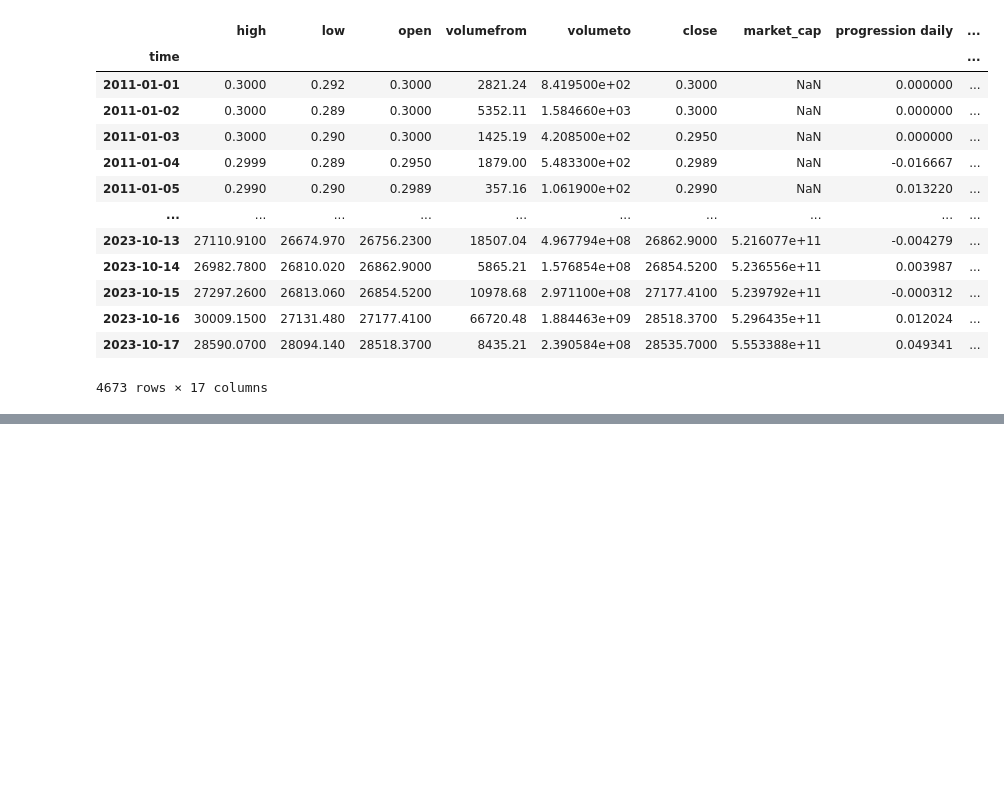
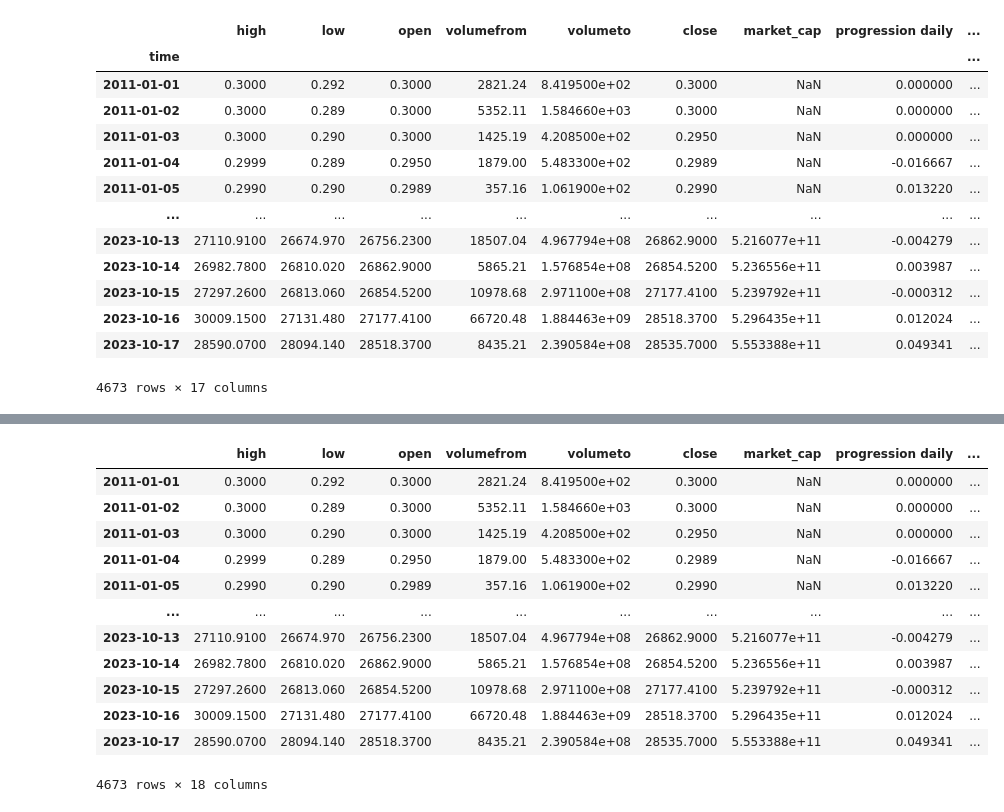
Before and after one commit to ThomasMeb/Alla2, a Jupyter notebook: data_mining.ipynb, the cells around one changed output, grey strips where cells are left out. Cells and saved outputs as stored; diff of their text form; code cells hidden in the pictures; blank space fills up the shorter version.

Commit message:
Ajout de la difficulté de minage aux donnée

```diff
--- a/data_mining.ipynb
+++ b/data_mining.ipynb
@@ -901,0 +905,3 @@ btc_data
+# %%
+dif = pd.read_csv('data/dif.csv', index_col=0)
+dif
@@ -902,3 +1015,27 @@ btc_data
+# %%
+difficulty.set_index('timestamp', inplace=True)
+# %%
+btc_data.index = pd.to_datetime(btc_data.index)
+difficulty.index = pd.to_datetime(difficulty.index)
+# %%
+# Ajouter difficulty au DataFrame final
+btc_data = btc_data.merge(difficulty, left_index=True, right_index=True, how='outer')
+# %%
+btc_data
+# %% [output]
+|  | high | low | open | volumefrom | volumeto | close | market_cap | progression daily | ... |
+| 2011-01-01 | 0.3000 | 0.292 | 0.3000 | 2821.24 | 8.419500e+02 | 0.3000 | NaN | 0.000000 | ... |
+| 2011-01-02 | 0.3000 | 0.289 | 0.3000 | 5352.11 | 1.584660e+03 | 0.3000 | NaN | 0.000000 | ... |
+| 2011-01-03 | 0.3000 | 0.290 | 0.3000 | 1425.19 | 4.208500e+02 | 0.2950 | NaN | 0.000000 | ... |
+| 2011-01-04 | 0.2999 | 0.289 | 0.2950 | 1879.00 | 5.483300e+02 | 0.2989 | NaN | -0.016667 | ... |
+| 2011-01-05 | 0.2990 | 0.290 | 0.2989 | 357.16 | 1.061900e+02 | 0.2990 | NaN | 0.013220 | ... |
+| ... | ... | ... | ... | ... | ... | ... | ... | ... | ... |
+| 2023-10-13 | 27110.9100 | 26674.970 | 26756.2300 | 18507.04 | 4.967794e+08 | 26862.9000 | 5.216077e+11 | -0.004279 | ... |
+| 2023-10-14 | 26982.7800 | 26810.020 | 26862.9000 | 5865.21 | 1.576854e+08 | 26854.5200 | 5.236556e+11 | 0.003987 | ... |
+| 2023-10-15 | 27297.2600 | 26813.060 | 26854.5200 | 10978.68 | 2.971100e+08 | 27177.4100 | 5.239792e+11 | -0.000312 | ... |
+| 2023-10-16 | 30009.1500 | 27131.480 | 27177.4100 | 66720.48 | 1.884463e+09 | 28518.3700 | 5.296435e+11 | 0.012024 | ... |
+| 2023-10-17 | 28590.0700 | 28094.140 | 28518.3700 | 8435.21 | 2.390584e+08 | 28535.7000 | 5.553388e+11 | 0.049341 | ... |
+4673 rows × 18 columns
 # %%
 #Save
 btc_data.to_csv('data/btc_data.csv')
```
Also changed, not shown: parts of 20 cells of this notebook, 2 other files.
